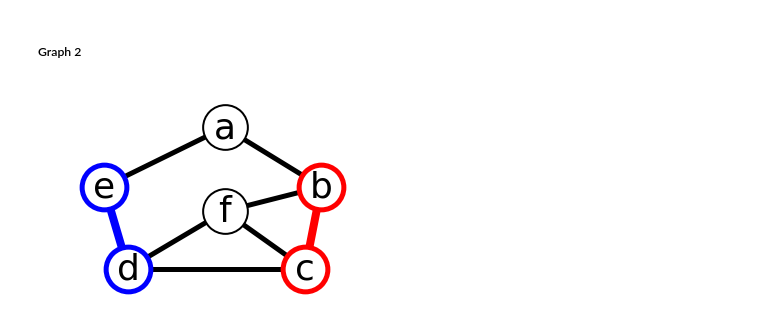
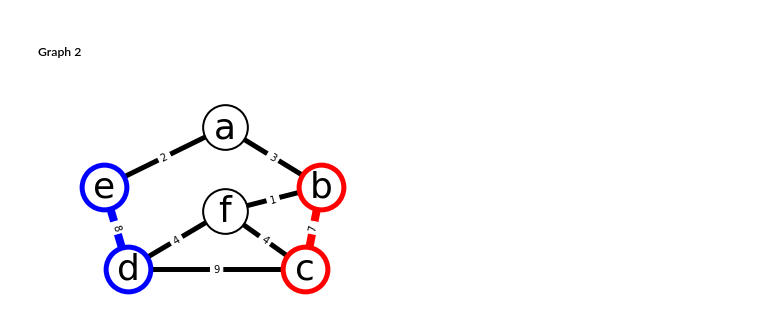
Before and after one commit to undefv1/vce-algorithmics, a Jupyter notebook: 3.1 Solving Problems/3.1_worksheet.ipynb, the cells around one changed output. Saved outputs shown, nothing was run; the diff lists cells and outputs as text; code cells hidden in the pictures.

Commit message:
add label

```diff
--- a/3.1 Solving Problems/3.1_worksheet.ipynb
+++ b/3.1 Solving Problems/3.1_worksheet.ipynb
@@ -40,14 +40,14 @@ plt.show()
 ##### Graph 2
 # %%
 G = nx.Graph()
-G.add_edge('a', 'b')
-G.add_edge('a', 'e')
-G.add_edge('b', 'c')
-G.add_edge('b', 'f')
-G.add_edge('c', 'f')
-G.add_edge('c', 'd')
-G.add_edge('d', 'e')
-G.add_edge('d', 'f')
+G.add_edge('a', 'b', weight = 3)
+G.add_edge('a', 'e', weight = 2)
+G.add_edge('b', 'c', weight = 7)
+G.add_edge('b', 'f', weight = 1)
+G.add_edge('c', 'f', weight = 4)
+G.add_edge('c', 'd', weight = 9)
+G.add_edge('d', 'e', weight = 8)
+G.add_edge('d', 'f', weight = 4)
 
 # explicitly set positions
 pos = {'a': (0.3, 4), 'b': (1.5, 1.9), 'c': (1.3, -1),
@@ -59,31 +59,37 @@ nx.draw_networkx(G, pos=pos, font_size=36, node_size=2000, linewidths=2,
 nx.draw_networkx_nodes(G, pos,
                        nodelist=['e', 'd'],
                        node_color='white',
                        linewidths=5,
                        node_size=2000,
                        edgecolors='blue'
                        )
 nx.draw_networkx_nodes(G, pos,
                        nodelist=['b', 'c'],
                        node_color='white',
                        linewidths=5,
                        node_size=2000,
                        edgecolors='red'
                        )
 
 # edges
 nx.draw_networkx_edges(G, pos, width=1.0)
 nx.draw_networkx_edges(G, pos,
                        edgelist=[('e', 'd')],
                        width=8, edge_color='blue')
 nx.draw_networkx_edges(G, pos,
                        edgelist=[('b', 'c')],
                        width=8, edge_color='red')
 
+# labels
+edge_labels=dict([((u,v,),d['weight'])
+for u,v,d in G.edges(data=True)])
+nx.draw_networkx_edge_labels(G,pos,edge_labels=edge_labels)
+
+
 # Set margins for the axes so that nodes aren't clipped
 ax = plt.gca()
 ax.margins(0.20)
 plt.axis("off")
 plt.show()
 # %% [output]
-[figure, old version]
+[figure, new version]
```
